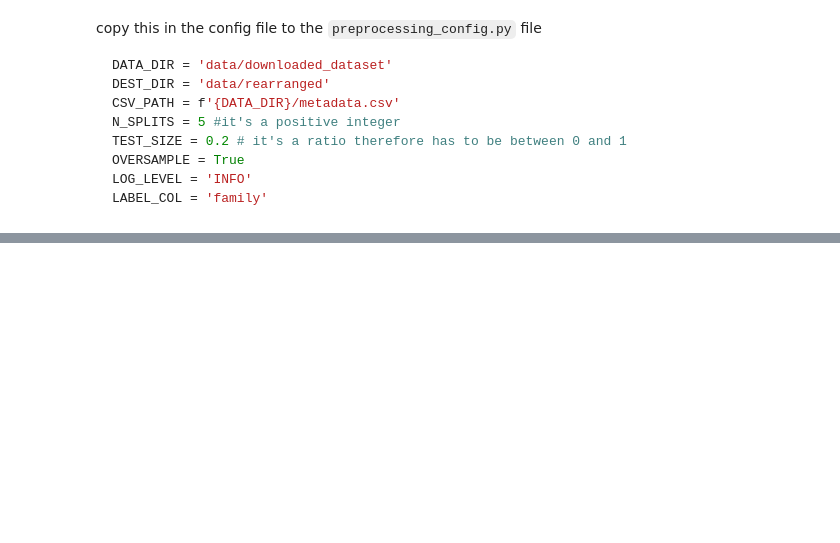
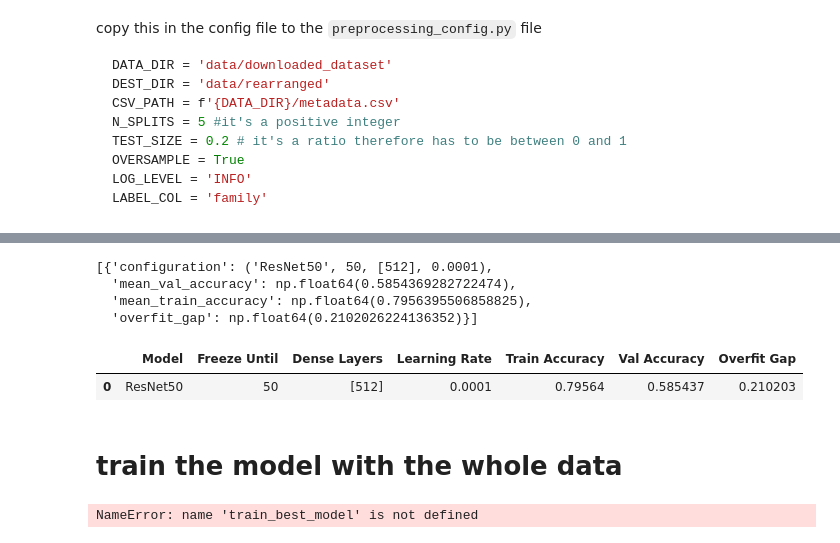
Before and after one commit to LeonardoDiCaterina/DL, a Jupyter notebook: notebooks/colab_trainig_routine.ipynb, the cells around one changed output, grey strips where cells are left out. Drawn from its saved outputs; the diff is of its cells as text; code cells hidden in the pictures; blank space fills up the shorter version.

```diff
--- a/notebooks/colab_trainig_routine.ipynb
+++ b/notebooks/colab_trainig_routine.ipynb
@@ -174,0 +210,14 @@ models_list, results_df = evaluated_cross_val(train_folds, input_shape=(256, 256
+# %%
+models_list
+# %% [output]
+[{'configuration': ('ResNet50', 50, [512], 0.0001),
+  'mean_val_accuracy': np.float64(0.5854369282722474),
+  'mean_train_accuracy': np.float64(0.7956395506858825),
+  'overfit_gap': np.float64(0.2102026224136352)}]
+# %%
+results_df
+# %% [output]
+|  | Model | Freeze Until | Dense Layers | Learning Rate | Train Accuracy | Val Accuracy | Overfit Gap |
+| 0 | ResNet50 | 50 | [512] | 0.0001 | 0.79564 | 0.585437 | 0.210203 |
+# %% [markdown]
+# train the model with the whole data
@@ -174,0 +260,5 @@ models_list, results_df = evaluated_cross_val(train_folds, input_shape=(256, 256
+# %%
+configuration = ('ResNet50', 50, [512], 0.0001)
+train_best_model(train_folds,test_ds,configuration)
+# %% [output]
+NameError: name 'train_best_model' is not defined
```
Also changed, not shown: parts of 13 cells of this notebook.
